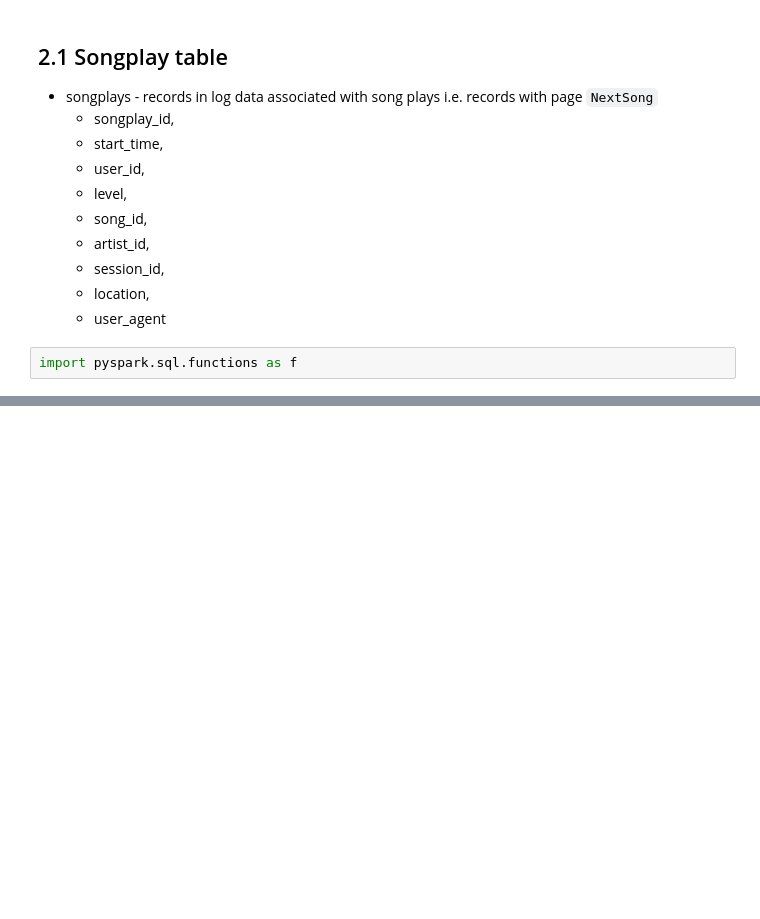
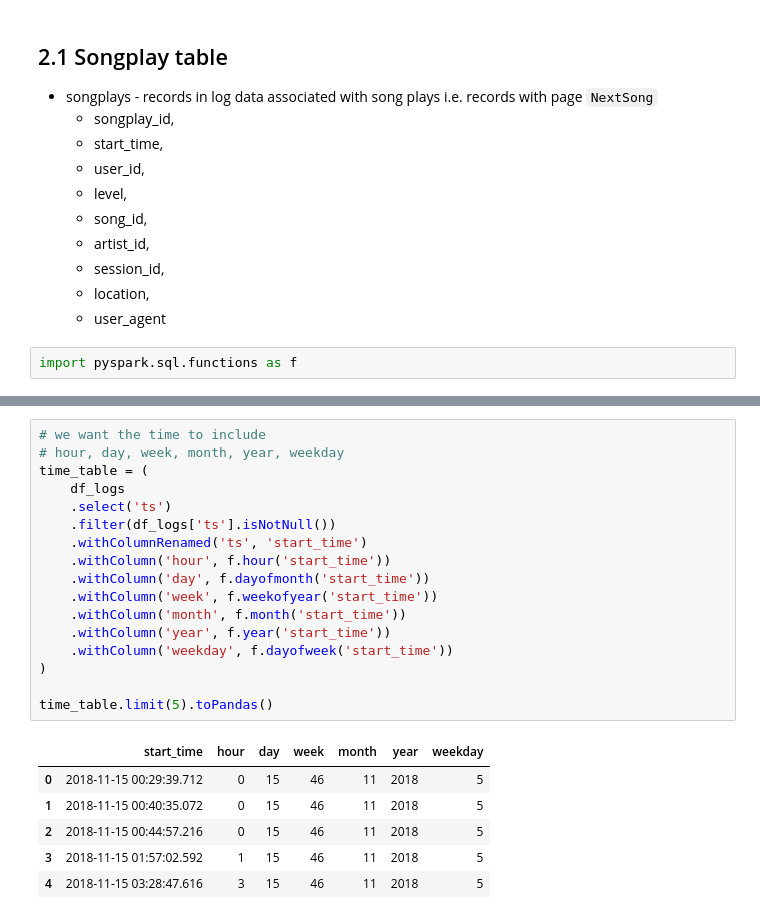
Before and after one commit to Hazem0h/Spark-DataLake-Udacity, a Jupyter notebook: etl.ipynb, the cells around one changed output, grey strips where cells are left out. Drawn from its saved outputs; the diff is of its cells as text; blank space fills up the shorter version.

```diff
--- a/etl.ipynb
+++ b/etl.ipynb
@@ -332,0 +335,24 @@ users_table = (
+# %%
+# we want the time to include
+# hour, day, week, month, year, weekday
+time_table = (
+    df_logs
+    .select('ts')
+    .filter(df_logs['ts'].isNotNull())
+    .withColumnRenamed('ts', 'start_time')
+    .withColumn('hour', f.hour('start_time'))
+    .withColumn('day', f.dayofmonth('start_time'))
+    .withColumn('week', f.weekofyear('start_time'))
+    .withColumn('month', f.month('start_time'))
+    .withColumn('year', f.year('start_time'))
+    .withColumn('weekday', f.dayofweek('start_time'))
+)
+
+time_table.limit(5).toPandas()
+# %% [output]
+|  | start_time | hour | day | week | month | year | weekday |
+| 0 | 2018-11-15 00:29:39.712 | 0 | 15 | 46 | 11 | 2018 | 5 |
+| 1 | 2018-11-15 00:40:35.072 | 0 | 15 | 46 | 11 | 2018 | 5 |
+| 2 | 2018-11-15 00:44:57.216 | 0 | 15 | 46 | 11 | 2018 | 5 |
+| 3 | 2018-11-15 01:57:02.592 | 1 | 15 | 46 | 11 | 2018 | 5 |
+| 4 | 2018-11-15 03:28:47.616 | 3 | 15 | 46 | 11 | 2018 | 5 |
```
Also changed, not shown: parts of 27 cells of this notebook, 3 other files.
